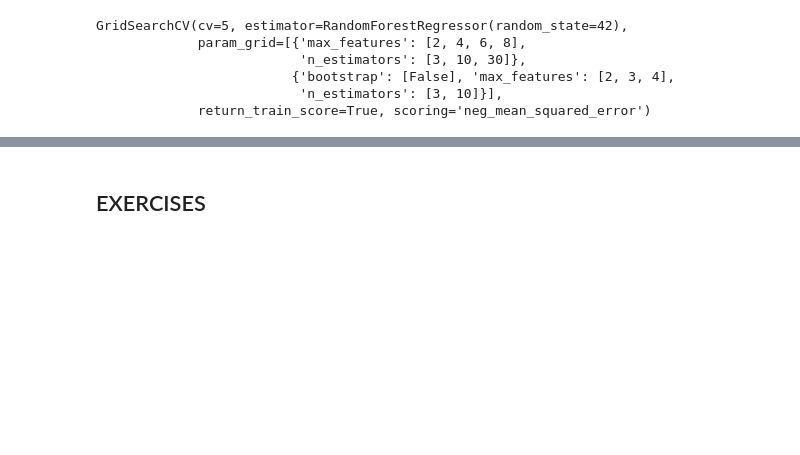
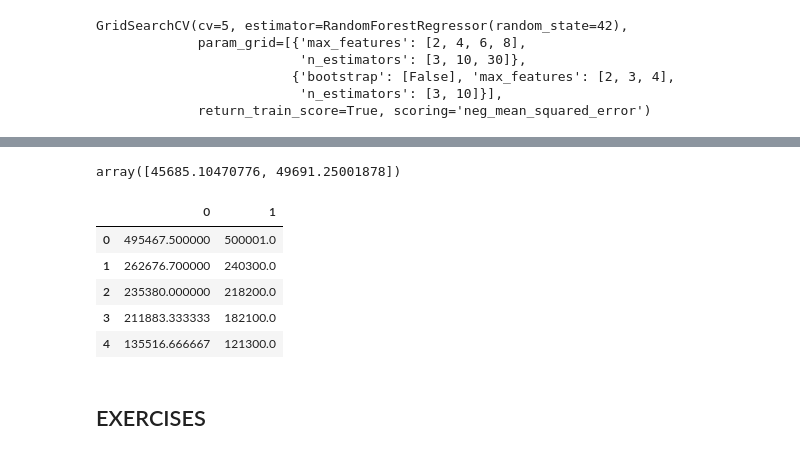
Before and after one commit to Tanya-18/Hands-On-ML, a Jupyter notebook: Chapter-02/chapter-2.ipynb, the cells around one changed output, grey strips where cells are left out. Saved outputs shown, nothing was run; the diff lists cells and outputs as text; code cells hidden in the pictures; blank space fills up the shorter version.

```diff
--- a/Chapter-02/chapter-2.ipynb
+++ b/Chapter-02/chapter-2.ipynb
@@ -266,3 +274,9 @@ dtype: int64
+# %%
+
+housing.dropna(subset=['total_bedrooms'])    # drop rows
+housing.drop('total_bedrooms', axis=1)       # drop column
+median = housing['total_bedrooms'].median()  # replacing with median
+housing['total_bedrooms'].fillna(median, inplace=True)
 # %%
 from sklearn.impute import SimpleImputer
 imputer = SimpleImputer(strategy = "median")
@@ -426,0 +507,5 @@ Standard deviation:  2865.615761922254
+# %%
+from sklearn.ensemble import RandomForestRegressor
+
+forest_reg = RandomForestRegressor(n_estimators=100, random_state=42)
+forest_reg.fit(housing_prepared, housing_labels)
@@ -437,10 +521,0 @@ forest_rmse
-# %%
-
-from sklearn.svm import SVR
-
-svm_reg = SVR(kernel="linear")
-svm_reg.fit(housing_prepared, housing_labels)
-housing_predictions = svm_reg.predict(housing_prepared)
-svm_mse = mean_squared_error(housing_labels, housing_predictions)
-svm_rmse = np.sqrt(svm_mse)
-svm_rmse
@@ -603,3 +635,22 @@ final_rmse
+# %%
+from scipy import stats
+confidence = 0.95
+squared_errors = (final_predictions - y_test)**2
+np.sqrt(stats.t.interval(confidence, len(squared_errors) - 1,
+                        loc=squared_errors.mean(),
+                        scale=stats.sem(squared_errors)))
+# %% [output]
+array([45685.10470776, 49691.25001878])
+# %%
+results = pd.DataFrame([final_predictions, y_test]).transpose()
+results.head()
+# %% [output]
+|  | 0 | 1 |
+| 0 | 495467.500000 | 500001.0 |
+| 1 | 262676.700000 | 240300.0 |
+| 2 | 235380.000000 | 218200.0 |
+| 3 | 211883.333333 | 182100.0 |
+| 4 | 135516.666667 | 121300.0 |
 # %% [markdown]
 ## EXERCISES
 # %%
```
Also changed, not shown: parts of 58 cells of this notebook, 1 other file.
